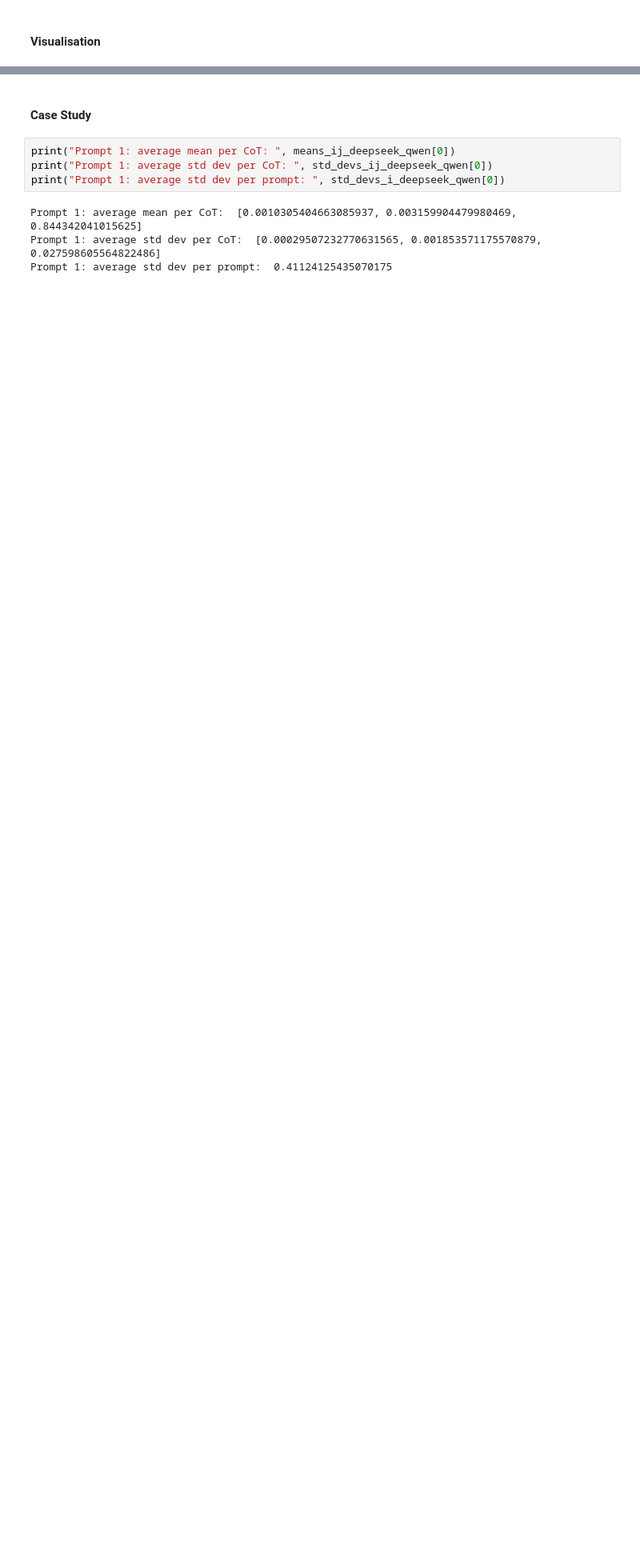
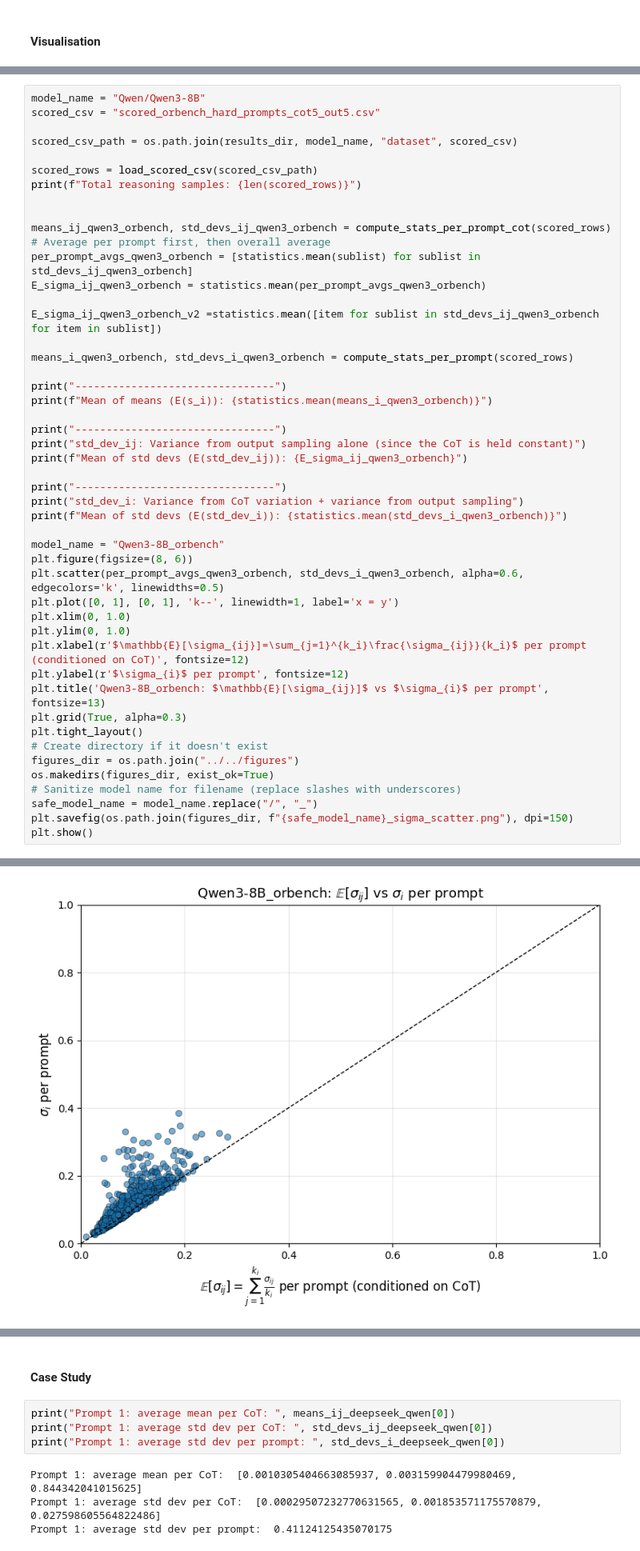
Before and after one commit to kureha-yamaguchi/reasoning-manipulation, a Jupyter notebook: utils/heuristic/compute_stats.ipynb, the cells around one changed output, grey strips where cells are left out. Shown at 80% size. Saved outputs shown, nothing was run; the diff lists cells and outputs as text; blank space fills up the shorter version.

```diff
--- a/utils/heuristic/compute_stats.ipynb
+++ b/utils/heuristic/compute_stats.ipynb
@@ -451,0 +523,49 @@ plt.show()
+# %%
+model_name = "Qwen/Qwen3-8B"
+scored_csv = "scored_orbench_hard_prompts_cot5_out5.csv"
+
+scored_csv_path = os.path.join(results_dir, model_name, "dataset", scored_csv)
+
+scored_rows = load_scored_csv(scored_csv_path)
+print(f"Total reasoning samples: {len(scored_rows)}")
+
+
+means_ij_qwen3_orbench, std_devs_ij_qwen3_orbench = compute_stats_per_prompt_cot(scored_rows)
+# Average per prompt first, then overall average
+per_prompt_avgs_qwen3_orbench = [statistics.mean(sublist) for sublist in std_devs_ij_qwen3_orbench]
+E_sigma_ij_qwen3_orbench = statistics.mean(per_prompt_avgs_qwen3_orbench)
+
+E_sigma_ij_qwen3_orbench_v2 =statistics.mean([item for sublist in std_devs_ij_qwen3_orbench for item in sublist])
+
+means_i_qwen3_orbench, std_devs_i_qwen3_orbench = compute_stats_per_prompt(scored_rows)
+
+print("--------------------------------")
+print(f"Mean of means (E(s_i)): {statistics.mean(means_i_qwen3_orbench)}")
+
+print("--------------------------------")
+print("std_dev_ij: Variance from output sampling alone (since the CoT is held constant)")
+print(f"Mean of std devs (E(std_dev_ij)): {E_sigma_ij_qwen3_orbench}")
+
+print("--------------------------------")
+print("std_dev_i: Variance from CoT variation + variance from output sampling")
+print(f"Mean of std devs (E(std_dev_i)): {statistics.mean(std_devs_i_qwen3_orbench)}")
+
+model_name = "Qwen3-8B_orbench"
+plt.figure(figsize=(8, 6))
+plt.scatter(per_prompt_avgs_qwen3_orbench, std_devs_i_qwen3_orbench, alpha=0.6, edgecolors='k', linewidths=0.5)
+plt.plot([0, 1], [0, 1], 'k--', linewidth=1, label='x = y')
+plt.xlim(0, 1.0)
+plt.ylim(0, 1.0)
+plt.xlabel(r'$\mathbb{E}[\sigma_{ij}]=\sum_{j=1}^{k_i}\frac{\sigma_{ij}}{k_i}$ per prompt (conditioned on CoT)', fontsize=12)
+plt.ylabel(r'$\sigma_{i}$ per prompt', fontsize=12)
+plt.title('Qwen3-8B_orbench: $\mathbb{E}[\sigma_{ij}]$ vs $\sigma_{i}$ per prompt', fontsize=13)
+plt.grid(True, alpha=0.3)
+plt.tight_layout()
+# Create directory if it doesn't exist
+figures_dir = os.path.join("../../figures")
+os.makedirs(figures_dir, exist_ok=True)
+# Sanitize model name for filename (replace slashes with underscores)
+safe_model_name = model_name.replace("/", "_")
+plt.savefig(os.path.join(figures_dir, f"{safe_model_name}_sigma_scatter.png"), dpi=150)
+plt.show()
+# %% [output]
@@ -451,0 +583 @@ plt.show()
+[figure, added]
```
Also changed, not shown: parts of 9 cells of this notebook, 3 other files.
